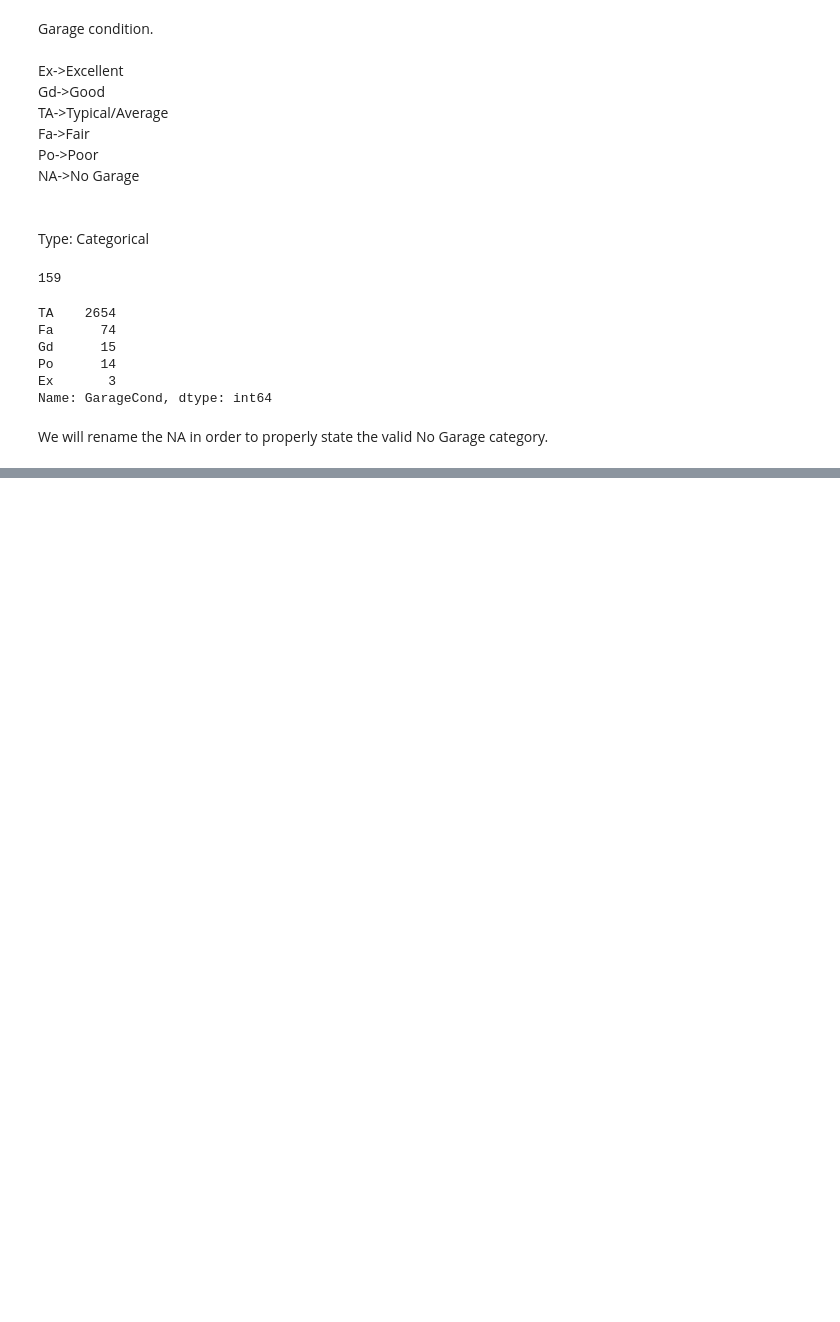
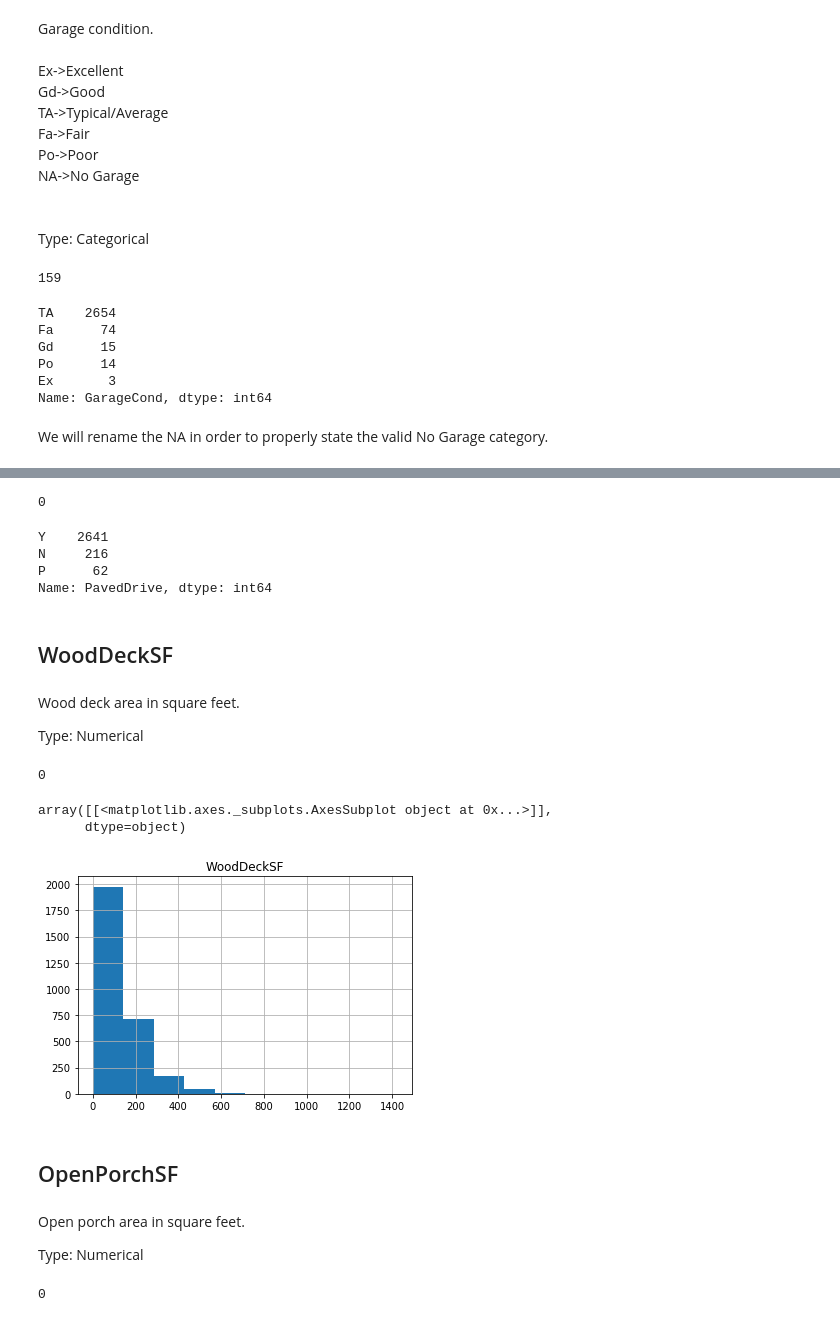
Before and after one commit to FerranAgulloLopez/DataMiningHousePrices, a Jupyter notebook: scripts/Preprocessing.ipynb, the cells around one changed output, grey strips where cells are left out. Cells and saved outputs as stored; diff of their text form; code cells hidden in the pictures; blank space fills up the shorter version.

```diff
--- a/scripts/Preprocessing.ipynb
+++ b/scripts/Preprocessing.ipynb
@@ -1707,0 +1718,37 @@ data['GarageCond'].value_counts()
+# %%
+data['PavedDrive'].isna().sum()
+# %% [output]
+0
+# %%
+data['PavedDrive'].value_counts()
+# %% [output]
+Y    2641
+N     216
+P      62
+Name: PavedDrive, dtype: int64
+# %% [markdown]
+## WoodDeckSF
+# %% [markdown]
+Wood deck area in square feet.<br>
+
+Type: Numerical
+# %%
+data['WoodDeckSF'].isna().sum()
+# %% [output]
+0
+# %%
+data.hist(column=['WoodDeckSF'])
+# %% [output]
+array([[<matplotlib.axes._subplots.AxesSubplot object at 0x...>]],
+      dtype=object)
+[figure, added]
+# %% [markdown]
+## OpenPorchSF
+# %% [markdown]
+Open porch area in square feet.<br>
+
+Type: Numerical
+# %%
+data['OpenPorchSF'].isna().sum()
+# %% [output]
+0
```
Also changed, not shown: parts of 59 cells of this notebook, 1 other file.
